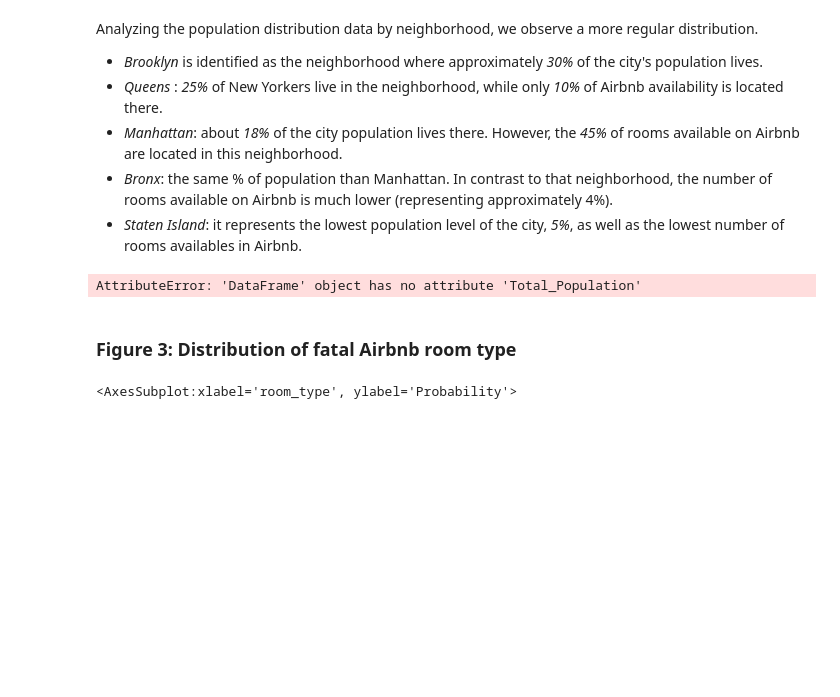
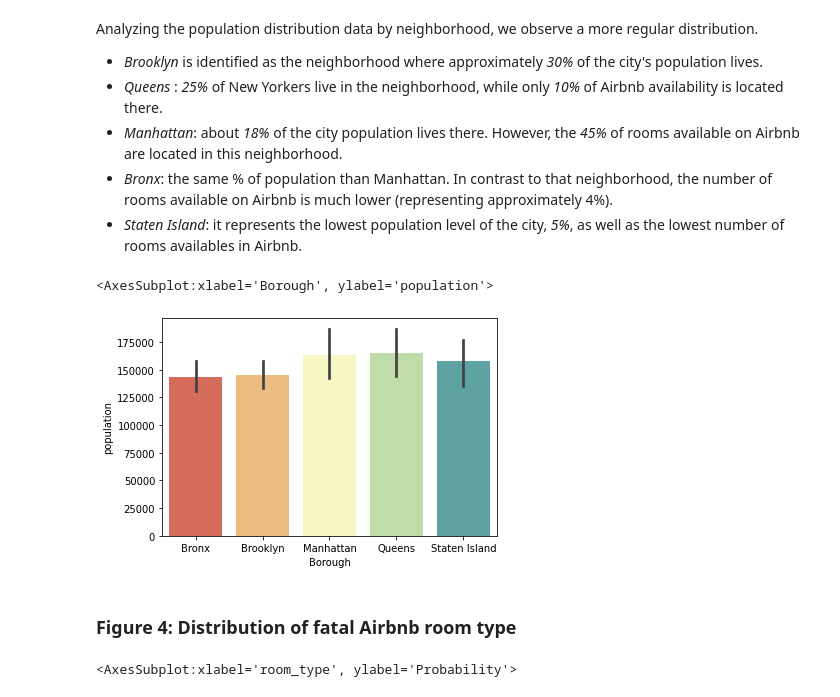
Before and after one commit to angelanavarrog/W3-pipelines-project, a Jupyter notebook: Analysis/Analysis.ipynb, the cells around one changed output. Drawn from its saved outputs; the diff is of its cells as text; code cells hidden in the pictures; blank space fills up the shorter version.

```diff
--- a/Analysis/Analysis.ipynb
+++ b/Analysis/Analysis.ipynb
@@ -75,11 +84,12 @@ Analyzing the population distribution data by neighborhood, we observe a more re
 - *Bronx*: the same % of population than Manhattan. In contrast to that neighborhood, the number of rooms available on Airbnb is much lower (representing approximately 4%).
 - *Staten Island*: it represents the lowest population level of the city, *5%*, as well as the lowest number of rooms availables in Airbnb.
 # %%
-sns.countplot(x = NYC_population.Total_Population, hue = NYC_population.Borough, palette="Greens")
+sns.barplot(x = NYC_population.Borough,y = NYC_population.population, palette = 'Spectral')
 # %% [output]
-AttributeError: 'DataFrame' object has no attribute 'Total_Population'
+<AxesSubplot:xlabel='Borough', ylabel='population'>
+[figure, added]
 # %% [markdown]
-### Figure 3: Distribution of fatal Airbnb room type
+### Figure 4: Distribution of fatal Airbnb room type
 # %%
 sns.histplot(data = airbnb_NYC, x = "room_type", stat = "probability", discrete = True, color = 'purple', alpha = 0.5)
 # %% [output]
```
Also changed, not shown: parts of 10 cells of this notebook.
